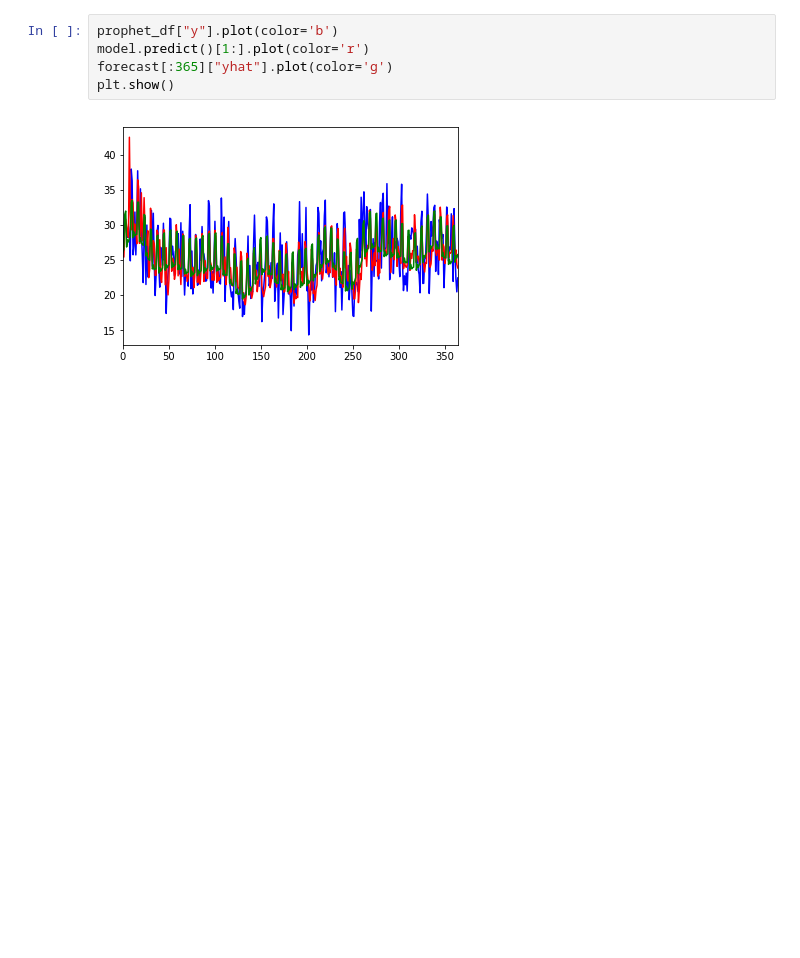
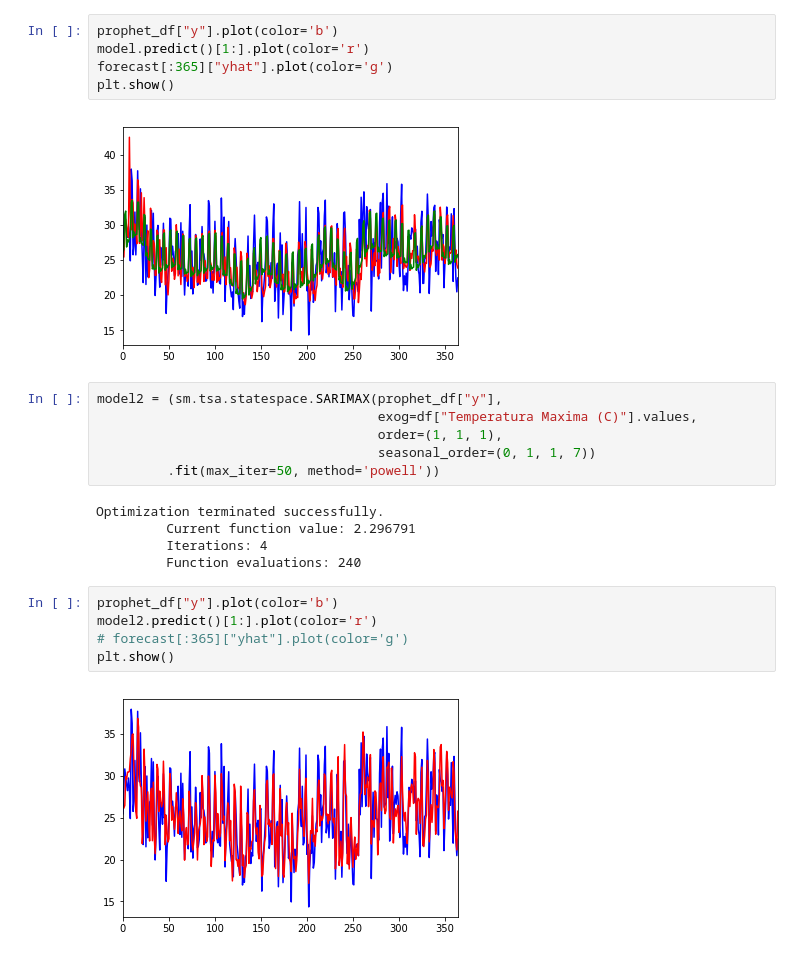
Before and after one commit to millengustavo/time-series-forecasting, a Jupyter notebook: notebooks/beer-consumption-sp.ipynb, the cells around one changed output. Drawn from its saved outputs; the diff is of its cells as text; blank space fills up the shorter version.

Commit message:
added exogenous variable to SARIMAX

```diff
--- a/notebooks/beer-consumption-sp.ipynb
+++ b/notebooks/beer-consumption-sp.ipynb
@@ -363,3 +363,21 @@ forecast[:365]["yhat"].plot(color='g')
 plt.show()
 # %% [output]
 [figure]
+# %%
+model2 = (sm.tsa.statespace.SARIMAX(prophet_df["y"],
+                                    exog=df["Temperatura Maxima (C)"].values,
+                                    order=(1, 1, 1),
+                                    seasonal_order=(0, 1, 1, 7))
+         .fit(max_iter=50, method='powell'))
+# %% [output]
+Optimization terminated successfully.
+         Current function value: 2.296791
+         Iterations: 4
+         Function evaluations: 240
+# %%
+prophet_df["y"].plot(color='b')
+model2.predict()[1:].plot(color='r')
+# forecast[:365]["yhat"].plot(color='g')
+plt.show()
+# %% [output]
+[figure, added]
```
